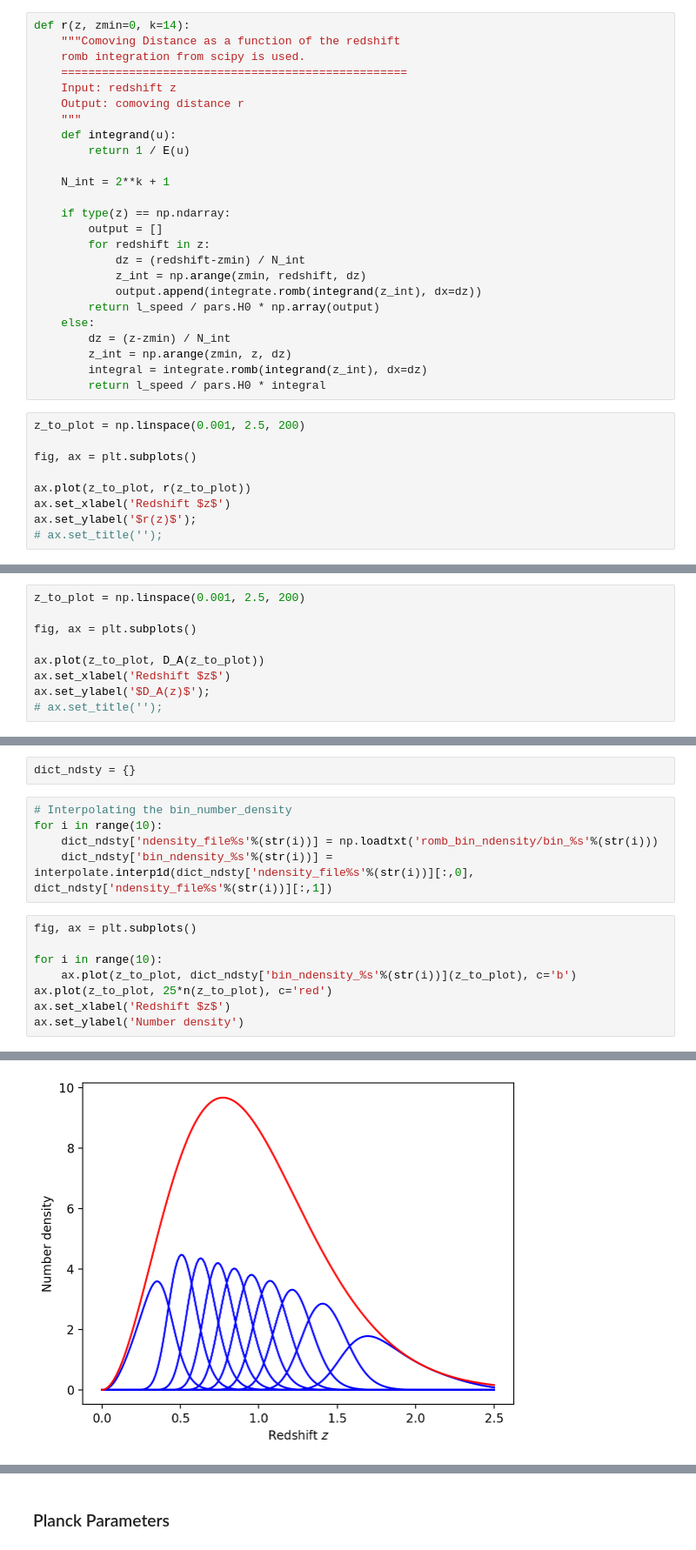
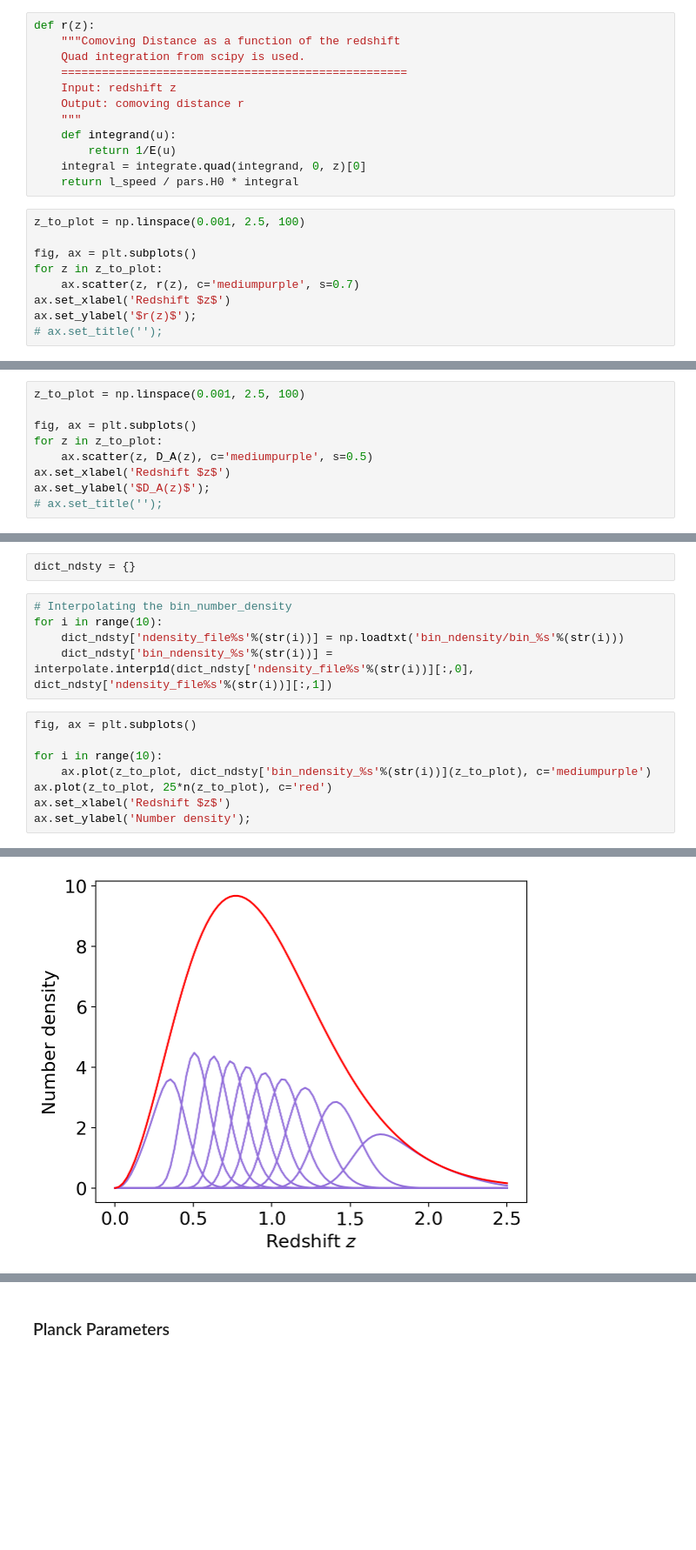
Before and after one commit to vPedreros/dfi-summer-2023, a Jupyter notebook: summer_nb.ipynb, the cells around one changed output, grey strips where cells are left out. Shown at 87% size. Saved outputs shown, nothing was run; the diff lists cells and outputs as text; blank space fills up the shorter version.

```diff
--- a/summer_nb.ipynb
+++ b/summer_nb.ipynb
@@ -154,36 +96,23 @@ $$D_A(z) = \begin{cases}
 
 and this angular diameter distance is related to the transverse comoving distance by $D_A = D_M / (1+z)$
 # %%
-def r(z, zmin=0, k=14):
+def r(z):
     """Comoving Distance as a function of the redshift
-    romb integration from scipy is used.
+    Quad integration from scipy is used.
     ===================================================
     Input: redshift z
     Output: comoving distance r
     """
     def integrand(u):
-        return 1 / E(u)
-
-    N_int = 2**k + 1
-
-    if type(z) == np.ndarray:
-        output = []
-        for redshift in z:
-            dz = (redshift-zmin) / N_int
-            z_int = np.arange(zmin, redshift, dz)
-            output.append(integrate.romb(integrand(z_int), dx=dz))
-        return l_speed / pars.H0 * np.array(output)
-    else:
-        dz = (z-zmin) / N_int
-        z_int = np.arange(zmin, z, dz)
-        integral = integrate.romb(integrand(z_int), dx=dz)
-        return l_speed / pars.H0 * integral
+        return 1/E(u)
+    integral = integrate.quad(integrand, 0, z)[0]
+    return l_speed / pars.H0 * integral
 # %%
-z_to_plot = np.linspace(0.001, 2.5, 200)
+z_to_plot = np.linspace(0.001, 2.5, 100)
 
 fig, ax = plt.subplots()
-
-ax.plot(z_to_plot, r(z_to_plot))
+for z in z_to_plot:
+    ax.scatter(z, r(z), c='mediumpurple', s=0.7)
 ax.set_xlabel('Redshift $z$')
 ax.set_ylabel('$r(z)$');
 # ax.set_title('');
@@ -210,11 +139,11 @@ def D_A(z, Omk=omk):
     else:
         return prop_const / (1 + z) * np.sinh(arg)
 # %%
-z_to_plot = np.linspace(0.001, 2.5, 200)
+z_to_plot = np.linspace(0.001, 2.5, 100)
 
 fig, ax = plt.subplots()
-
-ax.plot(z_to_plot, D_A(z_to_plot))
+for z in z_to_plot:
+    ax.scatter(z, D_A(z), c='mediumpurple', s=0.5)
 ax.set_xlabel('Redshift $z$')
 ax.set_ylabel('$D_A(z)$');
 # ax.set_title('');
@@ -317,14 +241,14 @@ dict_ndsty = {}
 # %%
 # Interpolating the bin_number_density
 for i in range(10):
-    dict_ndsty['ndensity_file%s'%(str(i))] = np.loadtxt('romb_bin_ndensity/bin_%s'%(str(i)))
+    dict_ndsty['ndensity_file%s'%(str(i))] = np.loadtxt('bin_ndensity/bin_%s'%(str(i)))
     dict_ndsty['bin_ndensity_%s'%(str(i))] = interpolate.interp1d(dict_ndsty['ndensity_file%s'%(str(i))][:,0], dict_ndsty['ndensity_file%s'%(str(i))][:,1])
 # %%
 fig, ax = plt.subplots()
 
 for i in range(10):
-    ax.plot(z_to_plot, dict_ndsty['bin_ndensity_%s'%(str(i))](z_to_plot), c='b')
+    ax.plot(z_to_plot, dict_ndsty['bin_ndensity_%s'%(str(i))](z_to_plot), c='mediumpurple')
 ax.plot(z_to_plot, 25*n(z_to_plot), c='red')
 ax.set_xlabel('Redshift $z$')
-ax.set_ylabel('Number density')
+ax.set_ylabel('Number density');
 # %% [output]
@@ -332,2 +255,2 @@ Text(0, 0.5, 'Number density')
-[figure, old version]
+[figure, new version]
 # %%
```
Also changed, not shown: parts of 25 cells of this notebook.
